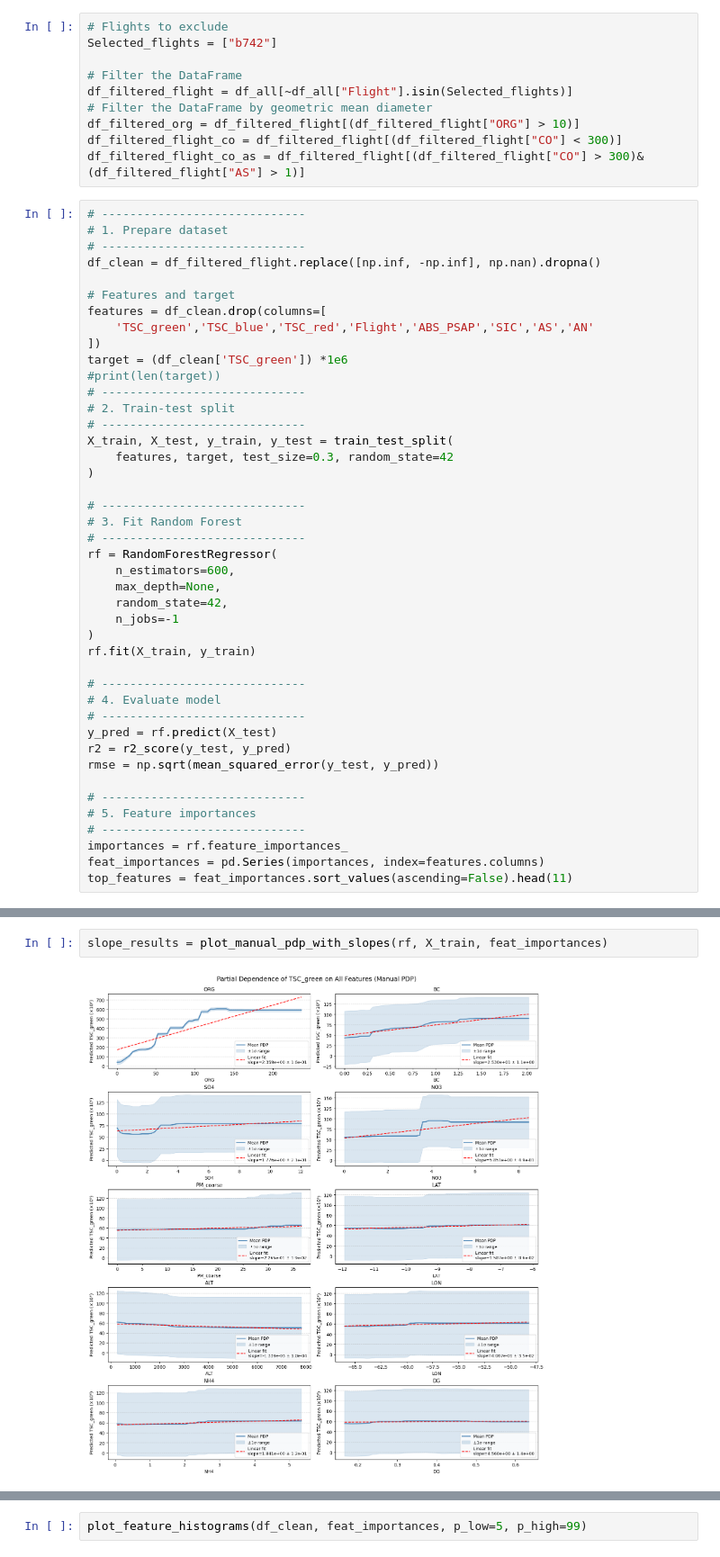
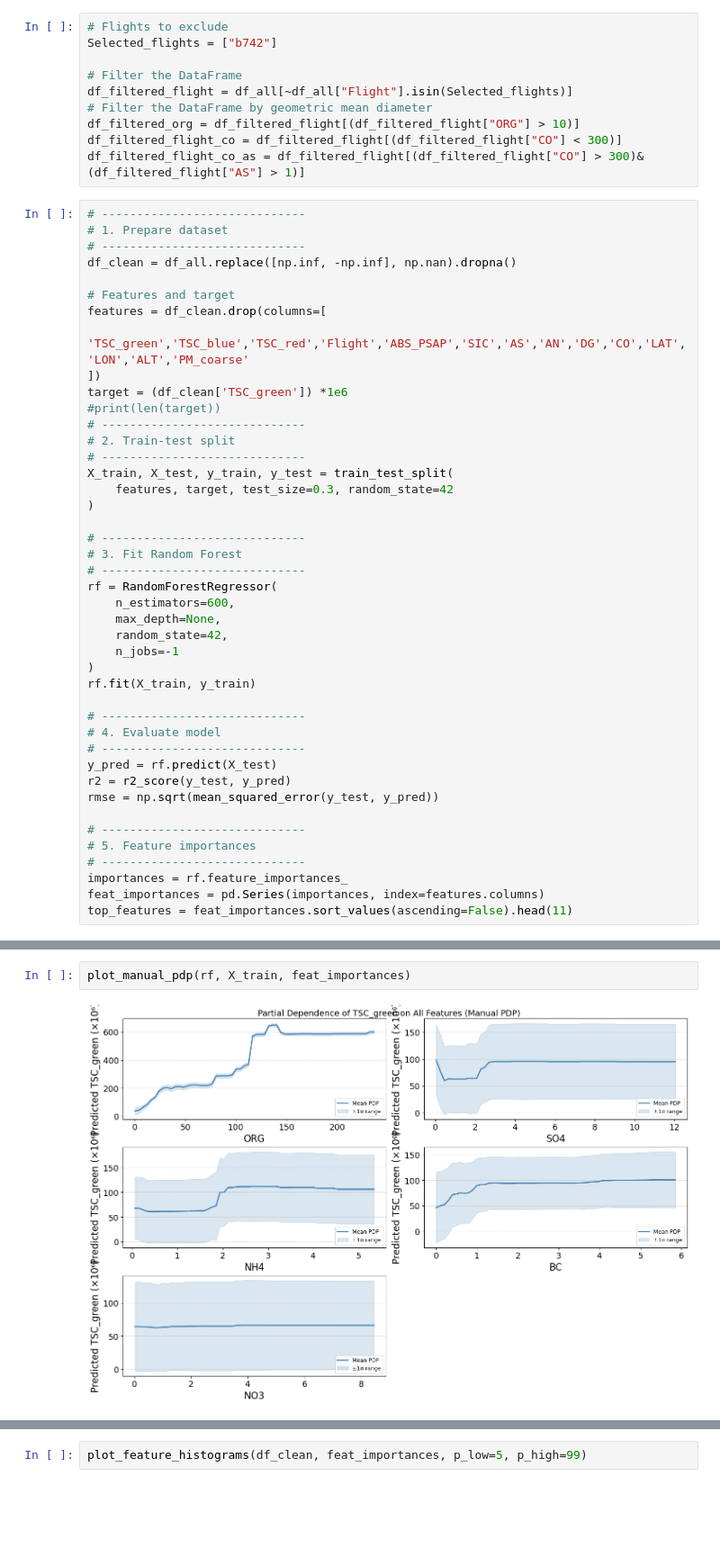
Before and after one commit to thiago-vg/SAMBBA-data-analysis, a Jupyter notebook: Scripts/Multi_linear_analysis/MLR_robust_analysis_v4_scattering_test.ipynb, the cells around one changed output, grey strips where cells are left out. Shown at 90% size. Drawn from its saved outputs; the diff is of its cells as text; blank space fills up the shorter version.

```diff
--- a/Scripts/Multi_linear_analysis/MLR_robust_analysis_v4_scattering_test.ipynb
+++ b/Scripts/Multi_linear_analysis/MLR_robust_analysis_v4_scattering_test.ipynb
@@ -1144,11 +1343,11 @@ df_filtered_flight_co_as = df_filtered_flight[(df_filtered_flight["CO"] > 300)&(
 # -----------------------------
 # 1. Prepare dataset
 # -----------------------------
-df_clean = df_filtered_flight.replace([np.inf, -np.inf], np.nan).dropna()
+df_clean = df_all.replace([np.inf, -np.inf], np.nan).dropna()
 
 # Features and target
 features = df_clean.drop(columns=[
-    'TSC_green','TSC_blue','TSC_red','Flight','ABS_PSAP','SIC','AS','AN'
+    'TSC_green','TSC_blue','TSC_red','Flight','ABS_PSAP','SIC','AS','AN','DG','CO','LAT','LON','ALT','PM_coarse'
 ])
 target = (df_clean['TSC_green']) *1e6
 #print(len(target))
@@ -1348,4 +1565,4 @@ plot_rf_summary(
 # %%
-slope_results = plot_manual_pdp_with_slopes(rf, X_train, feat_importances)
+plot_manual_pdp(rf, X_train, feat_importances)
 # %% [output]
-[figure, old version]
+[figure, new version]
```
Also changed, not shown: parts of 11 cells of this notebook, 18 other files.
